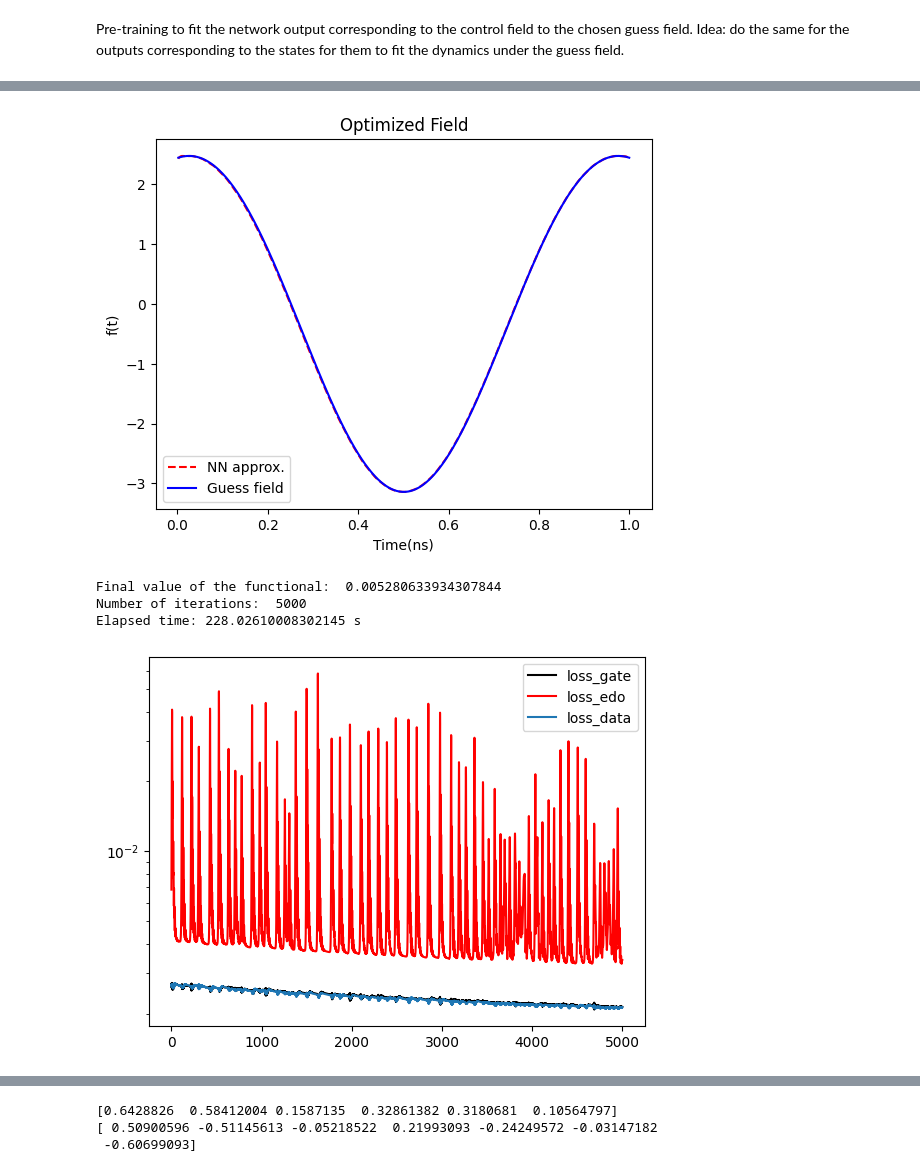
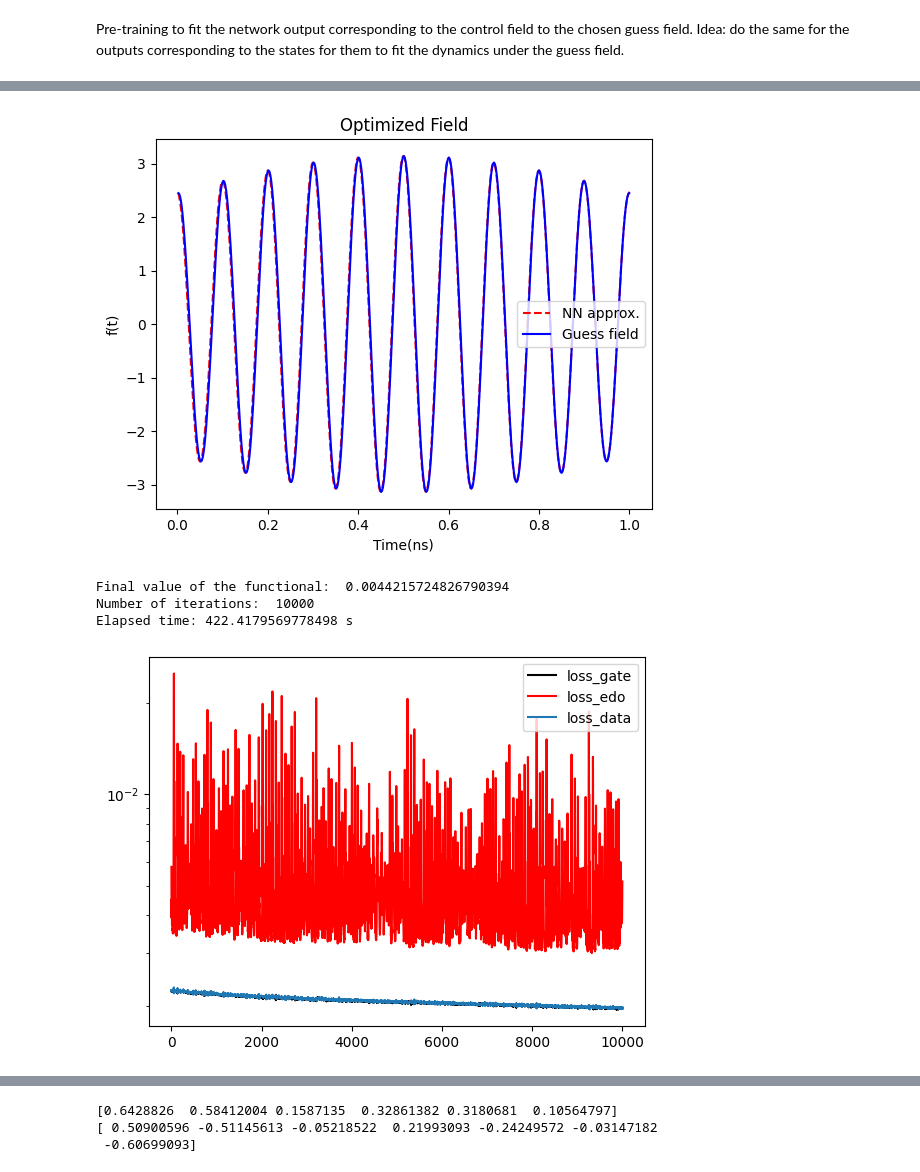
Before and after one commit to martinjimenez388/my-first-proyect, a Jupyter notebook: Examples/PINN_control_GATE_3levs_FreqTrick.ipynb, the cells around one changed output, grey strips where cells are left out. Cells and saved outputs as stored; diff of their text form; code cells hidden in the pictures.

Commit message:
Added some figures and found suitable parameters to implement Fourier features in the 4-level system.

```diff
--- a/Examples/PINN_control_GATE_3levs_FreqTrick.ipynb
+++ b/Examples/PINN_control_GATE_3levs_FreqTrick.ipynb
@@ -303,7 +304,7 @@ def quevol(w_opt, t_points, instates):
 # %%
 pi=tc.tensor([np.pi])
 def guess_field(t):
-    return pi/tfinal*tc.exp(-(t/tfinal-1/2)**2)*tc.cos(2*pi*t)
+    return pi/tfinal*tc.exp(-(t/tfinal-1/2)**2)*tc.cos(2*pi*10*t)
 
 w_opt = guess_field(tc.from_numpy(t_points)).detach().numpy()
 instates = [qt.basis(3,0), qt.basis(3,1)]
@@ -352,9 +353,9 @@ plt.legend()
 plt.title('Optimized Field')
 plt.show()
 # %% [output]
-[figure, old version]
+[figure, new version]
 # %%
-epocas  = 5000
+epocas  = 10000
 sqrt2=1.0/tc.sqrt(tc.Tensor([2.0]))
 LOSS    = []
 LOSS1   = []
@@ -373,7 +374,9 @@ vt = tc.zeros(Nedo)
 #vt[0] = sqrt2;vt[1] = sqrt2;vt[3] = sqrt2;vt[4] = -sqrt2
 
 #S gate
-vt[0] = 1.;vt[10] = 1.
+#vt[0] = 1.;vt[10] = 1.
+v0[0] = sqrt2;v0[6] =sqrt2;v0[4] = sqrt2;v0[10] = -sqrt2
+vt[0] = sqrt2;vt[6] = sqrt2;vt[4] = sqrt2;vt[10] = sqrt2
 
 def model_fn(t):
     return X_vector(t)
@@ -424,37 +427,37 @@ for epoca in tqdm(range(epocas)):
 
     LOSS_edo, LOSS_data, LOSS_gate, Loss_state = calculate_total_loss(time, s0, s1, v0, vt, derivs, wt)
     ####### Loss total #######
     loss_i = LOSS_edo + LOSS_data + LOSS_gate + 0.3*Loss_state
     ####### Backpropagation #######
     opt.zero_grad()
     loss_i.backward()
     opt.step()
     LOSS1.append(LOSS_edo.cpu().detach().numpy())
     LOSS2.append(LOSS_data.cpu().detach().numpy())
     LOSS.append(LOSS_gate.cpu().detach().numpy())
     err = LOSS_edo.cpu().detach().numpy()#loss_i.cpu().detach().numpy()
     avrerr[k%navr] = err
     err = avrerr.mean()
     k += 1
 
 t_end = tm.perf_counter()
 tempo_total = t_end - t_start
 
 print("Final value of the functional: ", err)
 print("Number of iterations: ", k)
 print(f"Elapsed time: {tempo_total} s")
 
 plt.plot(LOSS,"k-",label="loss_gate")
 plt.plot(LOSS1,'r-',label="loss_edo")
 plt.plot(LOSS2,label="loss_data")
 plt.yscale("log")
 plt.legend()
 plt.show()
 # %% [output]
-Final value of the functional:  0.005280633934307844
-Number of iterations:  5000
-Elapsed time: 228.02610008302145 s
+Final value of the functional:  0.0044215724826790394
+Number of iterations:  10000
+Elapsed time: 422.4179569778498 s
-[figure, old version]
+[figure, new version]
 # %%
 t_points =  np.linspace(tfinal/N,tfinal, N)
 X_  = X_vector(time).detach().numpy()
```
Also changed, not shown: parts of 7 cells of this notebook, 4 other files.
